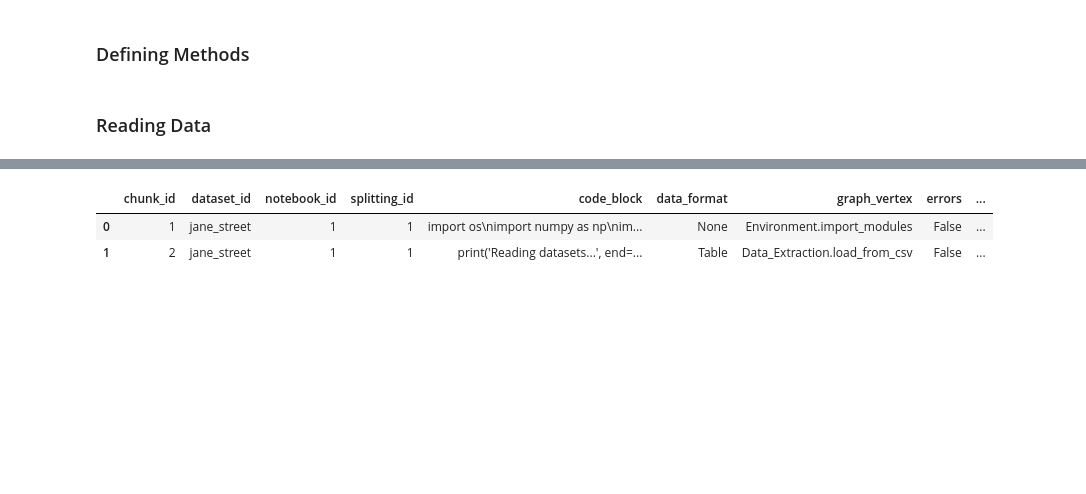
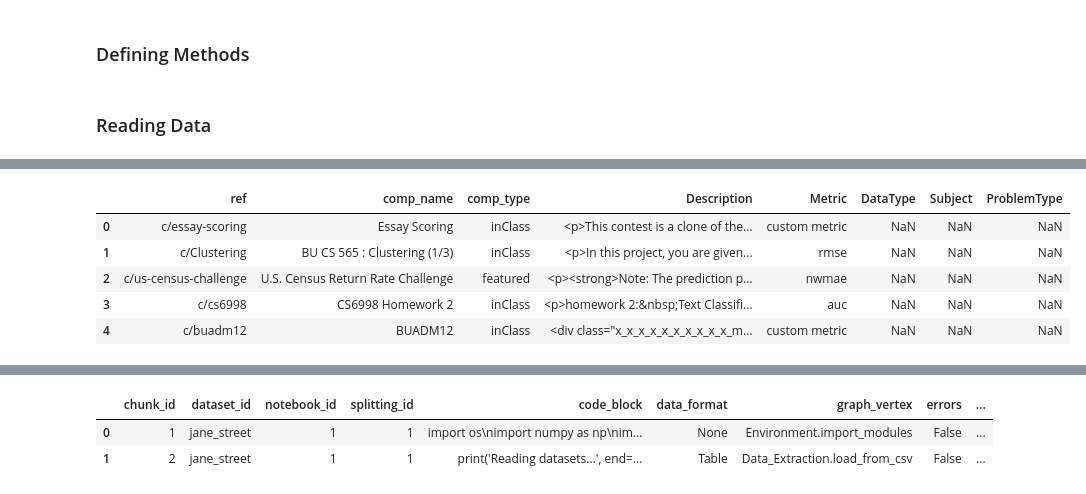
Before and after one commit to whatevernevermindbro/nl2ml-mirror, a Jupyter notebook: models_scripts/seq2seq.ipynb, the cells around one changed output, grey strips where cells are left out. Cells and saved outputs as stored; diff of their text form; code cells hidden in the pictures; blank space fills up the shorter version.

```diff
--- a/models_scripts/seq2seq.ipynb
+++ b/models_scripts/seq2seq.ipynb
@@ -23,0 +46,11 @@ def get_key(my_dict, val):
+# %%
+COMPETITIONS_PATH = "../data_incoming/competitions_info.csv"
+competitions = pd.read_csv(COMPETITIONS_PATH)
+competitions.head(5)
+# %% [output]
+|  | ref | comp_name | comp_type | Description | Metric | DataType | Subject | ProblemType |
+| 0 | c/essay-scoring | Essay Scoring | inClass | <p>This contest is a clone of the... | custom metric | NaN | NaN | NaN |
+| 1 | c/Clustering | BU CS 565 : Clustering (1/3) | inClass | <p>In this project, you are given... | rmse | NaN | NaN | NaN |
+| 2 | c/us-census-challenge | U.S. Census Return Rate Challenge | featured | <p><strong>Note: The prediction p... | nwmae | NaN | NaN | NaN |
+| 3 | c/cs6998 | CS6998 Homework 2 | inClass | <p>homework 2:&nbsp;Text Classifi... | auc | NaN | NaN | NaN |
+| 4 | c/buadm12 | BUADM12 | inClass | <div class="x_x_x_x_x_x_x_x_x_x_m... | custom metric | NaN | NaN | NaN |
```
Also changed, not shown: parts of 7 cells of this notebook.
